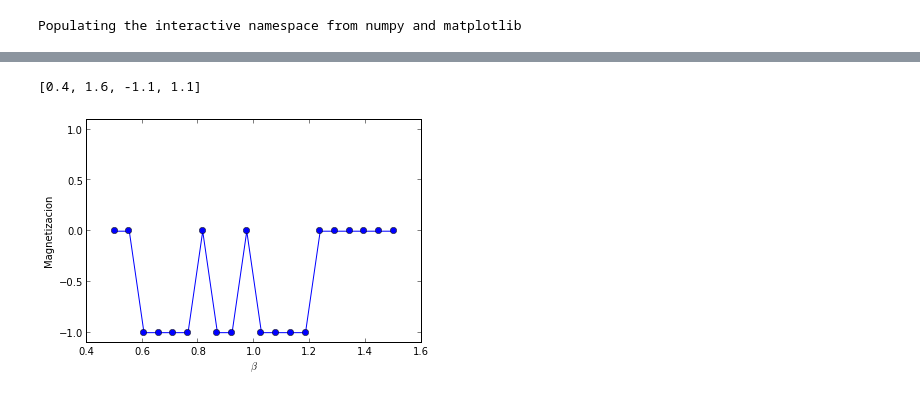
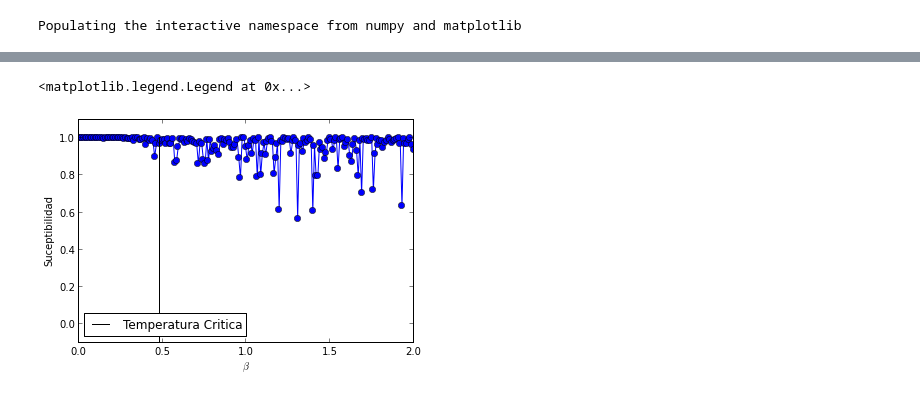
Before and after one commit to flgomezc/2d-ising-model, a Jupyter notebook: Ising 2D Model + Energy + Mag.ipynb, the cells around one changed output, grey strips where cells are left out. Saved outputs shown, nothing was run; the diff lists cells and outputs as text; code cells hidden in the pictures.

Commit message:
Listo para entregar

```diff
--- a/Ising 2D Model + Energy + Mag.ipynb
+++ b/Ising 2D Model + Energy + Mag.ipynb
@@ -67,7 +67,7 @@ def HamiltonianIF(matrix,n,m):
     return Hamilton
 
 def Magnetization(matrix):
-    Mag = 0
+    Mag = 0.0
     for n in range(N):
         for m in range(N):
             Mag += matrix[n,m]
@@ -75,19 +75,19 @@ def Magnetization(matrix):
     return Mag
 
 def Suceptibility(matrix):
-    Suc = 0
+    Suc = 0.0
     Mag = Magnetization(matrix)
     for n in range(N):
         for m in range(N):
             Suc += (matrix[n,m] - Mag)**2
-    Suc /= N**2 -1
+    Suc /= N**2 -1.0
     Suc = Suc**0.5
     return Suc
 # %%
 seed(0)
 STEPS = 100000  #Número de pasos en la simulación
-Beta = 10000    #Temperatura inversa
-seed(0) #Semilla del generador de números aleatorios
+Beta = 0.9   #Temperatura inversa
+seed(99) #Semilla del generador de números aleatorios
 
 for n in range(N):        #Arranca la matriz con spines aleatorios
     for m in range(N):
@@ -118,7 +132,7 @@ seed(0)
 STEPS = 100000  #Número de pasos en la simulación
 seed(0) #Semilla del generador de números aleatorios
 
-Beta_Var = 20 # Número de pasos para variar Beta
+Beta_Var = 200 # Número de pasos para variar Beta
 
 # Un arreglo que grabará para cada temperatura
 # la energía, magnetización y suceptibilidad del
@@ -128,7 +142,7 @@ Properties_Beta = zeros( [Beta_Var,4])
 
 
 Beta_counter=0
-for Beta in linspace(0.5,1.5,Beta_Var):
+for Beta in linspace(0.0,2.0,Beta_Var):
 
 
     for n in range(N):        #Arranca la matriz con spines aleatorios
@@ -156,4 +170,5 @@ for Beta in linspace(0.5,1.5,Beta_Var):
     Properties_Beta[Beta_counter,2] = Magnetization(spin)
     Properties_Beta[Beta_counter,3] = Suceptibility(spin)
 
+    print Beta_counter
     Beta_counter +=1
@@ -168,8 +216,10 @@ axis([0.4,1.6, -5100, -3600])
 # %%
-plot(Properties_Beta[:,0],Properties_Beta[:,2],'b-o')
+plot(Properties_Beta[:,0],Properties_Beta[:,3],'b-o')
 xlabel(r'$\beta$')
-ylabel("Magnetizacion")
-axis([0.4,1.6, -1.1, 1.1])
+ylabel("Suceptibilidad")
+axis([0.00,2.0, -0.1, 1.1])
+plot([0.4811922,0.4811922],[1,-1],"k-", label="Temperatura Critica")
+legend(loc=3)
 # %% [output]
-[0.4, 1.6, -1.1, 1.1]
+<matplotlib.legend.Legend at 0x...>
-[figure, old version]
+[figure, new version]
```
Also changed, not shown: parts of 10 cells of this notebook.
